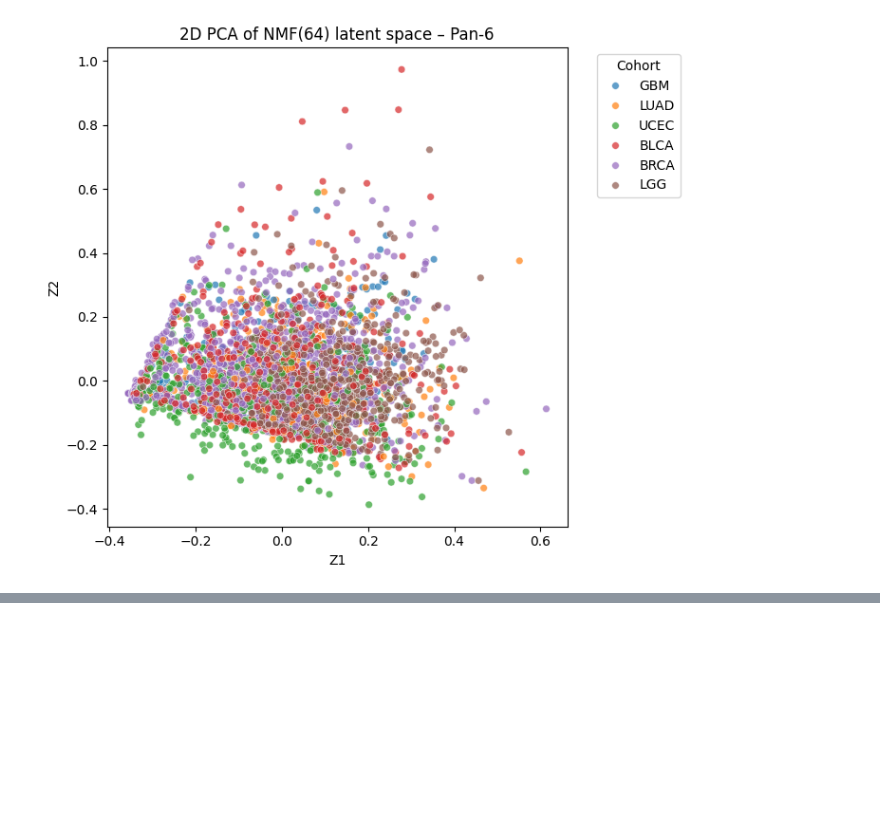
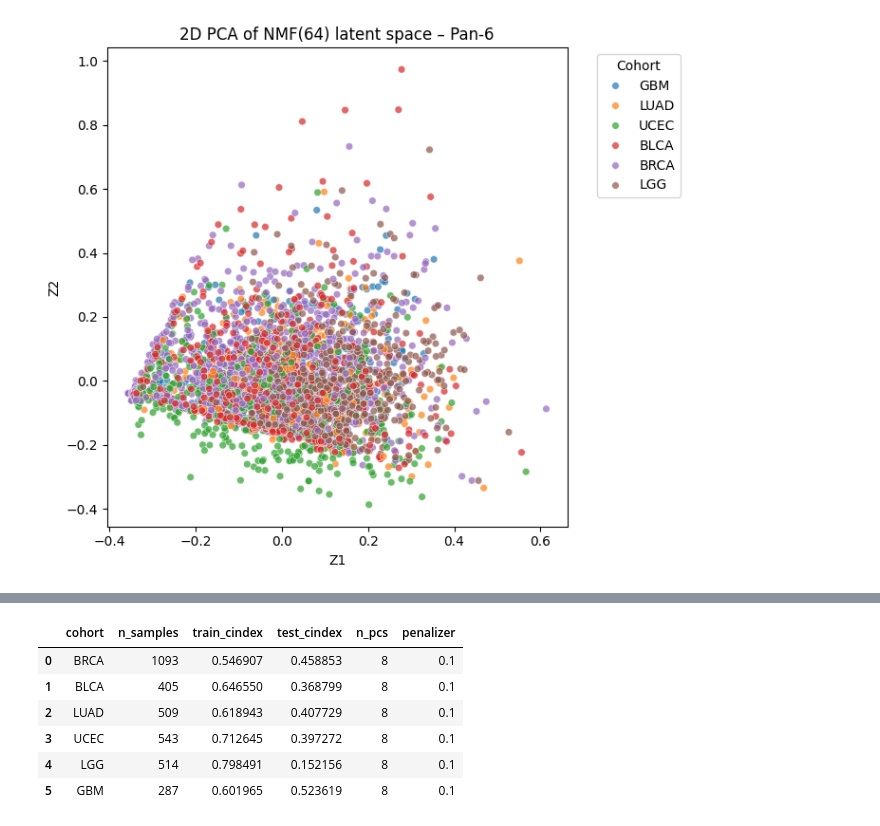
Before and after one commit to arionandrei2000/bdh_challenge_2025, a Jupyter notebook: notebooks/04_analysis.ipynb, the cells around one changed output, grey strips where cells are left out. Saved outputs shown, nothing was run; the diff lists cells and outputs as text; code cells hidden in the pictures; blank space fills up the shorter version.

```diff
--- a/notebooks/04_analysis.ipynb
+++ b/notebooks/04_analysis.ipynb
@@ -1094,3 +1092,88 @@ low       224
 high      224
 medium    223
 Name: count, dtype: int64
+# %%
+# 10B) Per-cohort survival: PCA(k) + CoxPH(penalized)
+
+N_PCS = 8
+PENALIZER = 0.1
+cohorts = ["BRCA", "BLCA", "LUAD", "UCEC", "LGG", "GBM"]
+
+results_surv_per_cohort = []
+
+print(f"\n=== Per-cohort Survival: PCA({N_PCS}) + CoxPH(penalizer={PENALIZER}) ===")
+
+for coh in cohorts:
+    surv_sub = surv_df[surv_df["cohort"] == coh].copy()
+    expr_sub = expr.loc[surv_sub.index]
+
+    if surv_sub.shape[0] < 100:
+        print(f"\nSkipping {coh}: too few samples ({surv_sub.shape[0]})")
+        continue
+
+    print(f"\n--- {coh} ---")
+    print("Samples:", surv_sub.shape[0])
+
+    train_ids, test_ids = train_test_split(
+        surv_sub.index.to_numpy(),
+        test_size=0.2,
+        random_state=RANDOM_SEED,
+        stratify=surv_sub["event"],
+    )
+
+    X_train = expr_sub.loc[train_ids].values
+    X_test  = expr_sub.loc[test_ids].values
+
+    time_train  = surv_sub.loc[train_ids, "survival_time"].values
+    event_train = surv_sub.loc[train_ids, "event"].astype(int).values
+    time_test   = surv_sub.loc[test_ids, "survival_time"].values
+    event_test  = surv_sub.loc[test_ids, "event"].astype(int).values
+
+    scaler = StandardScaler()
+    X_train_scaled = scaler.fit_transform(X_train)
+    X_test_scaled  = scaler.transform(X_test)
+
+    pca = PCA(n_components=min(N_PCS, X_train_scaled.shape[1]), random_state=RANDOM_SEED)
+    Z_train = pca.fit_transform(X_train_scaled)
+    Z_test  = pca.transform(X_test_scaled)
+
+    pc_cols = [f"PC{i+1}" for i in range(Z_train.shape[1])]
+
+    df_train = pd.DataFrame(Z_train, index=train_ids, columns=pc_cols)
+    df_train["time"] = time_train
+    df_train["event"] = event_train
+
+    df_test = pd.DataFrame(Z_test, index=test_ids, columns=pc_cols)
+    df_test["time"] = time_test
+    df_test["event"] = event_test
+
+    cph = CoxPHFitter(penalizer=PENALIZER)
+    cph.fit(df_train, duration_col="time", event_col="event", show_progress=False)
+
+    train_ci = cph.concordance_index_
+
+    risk_test = cph.predict_partial_hazard(df_test).values.ravel()
+    test_ci = concordance_index(
+        df_test["time"].values,
+        risk_test,
+        df_test["event"].values,
+    )
+
+    print("Train C-index:", train_ci)
+    print("Test  C-index:", test_ci)
+
+    results_surv_per_cohort.append(
+        {
+            "cohort": coh,
+            "n_samples": surv_sub.shape[0],
+            "train_cindex": train_ci,
+            "test_cindex": test_ci,
+            "n_pcs": Z_train.shape[1],
+            "penalizer": PENALIZER,
+        }
+    )
+
+results_surv_per_cohort_df = pd.DataFrame(results_surv_per_cohort)
+print("\n=== Per-cohort survival summary ===")
+display(results_surv_per_cohort_df)
+# %% [output]
@@ -1096,0 +1197,7 @@ Name: count, dtype: int64
+|  | cohort | n_samples | train_cindex | test_cindex | n_pcs | penalizer |
+| 0 | BRCA | 1093 | 0.546907 | 0.458853 | 8 | 0.1 |
+| 1 | BLCA | 405 | 0.646550 | 0.368799 | 8 | 0.1 |
+| 2 | LUAD | 509 | 0.618943 | 0.407729 | 8 | 0.1 |
+| 3 | UCEC | 543 | 0.712645 | 0.397272 | 8 | 0.1 |
+| 4 | LGG | 514 | 0.798491 | 0.152156 | 8 | 0.1 |
+| 5 | GBM | 287 | 0.601965 | 0.523619 | 8 | 0.1 |
```
Also changed, not shown: parts of 3 cells of this notebook.
